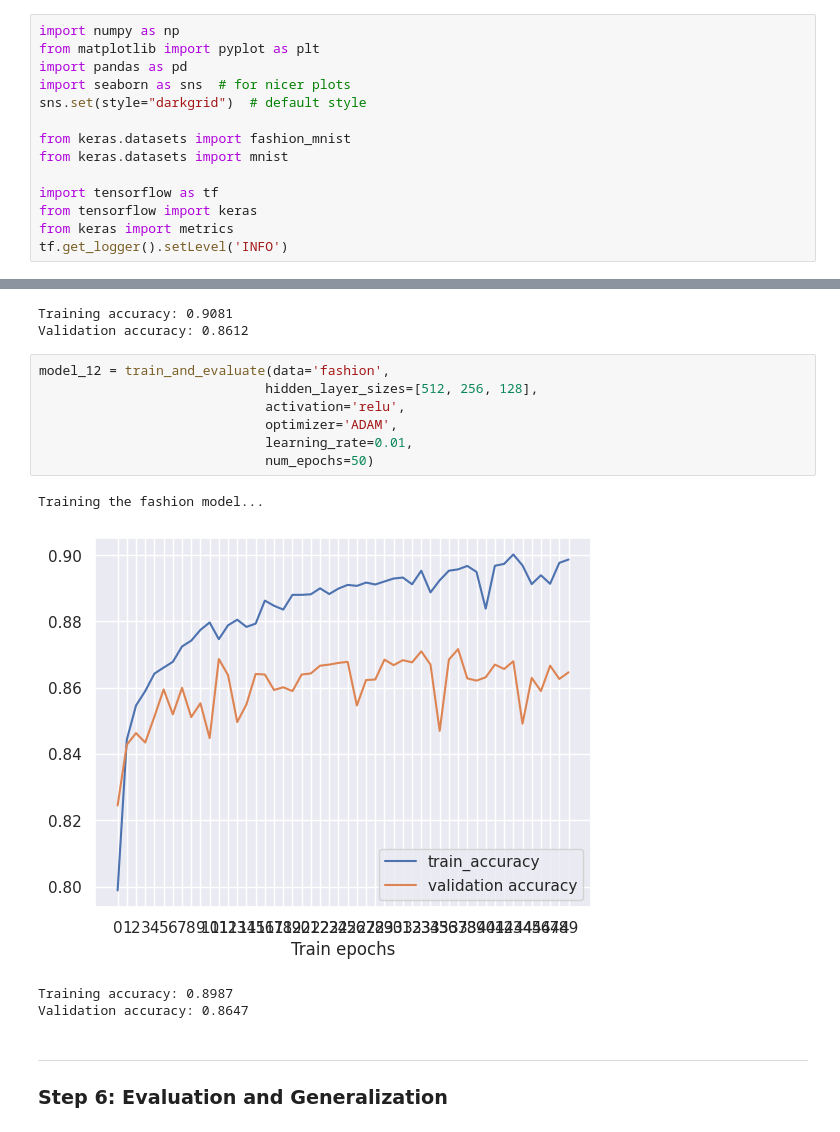
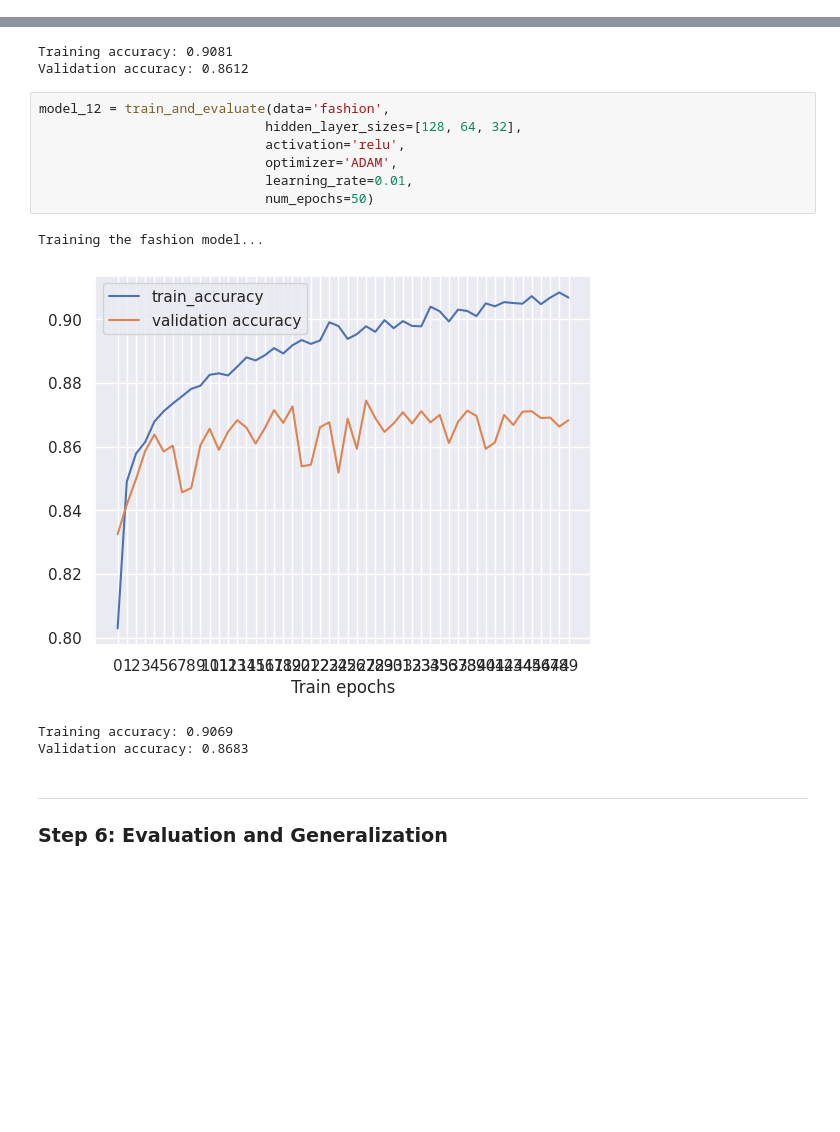
Before and after one commit to dabingougou/207, a Jupyter notebook: week_6/06 Neural Networks.ipynb, the cells around one changed output, grey strips where cells are left out. Saved outputs shown, nothing was run; the diff lists cells and outputs as text; blank space fills up the shorter version.

```diff
--- a/week_6/06 Neural Networks.ipynb
+++ b/week_6/06 Neural Networks.ipynb
@@ -22,17 +22,3 @@ Additional points may be deducted if these requirements are not met:
 * Fashion MNIST
 # %% [markdown]
 ### Import libraries
-# %%
-import numpy as np
-from matplotlib import pyplot as plt
-import pandas as pd
-import seaborn as sns  # for nicer plots
-sns.set(style="darkgrid")  # default style
-
-from keras.datasets import fashion_mnist
-from keras.datasets import mnist
-
-import tensorflow as tf
-from tensorflow import keras
-from keras import metrics
-tf.get_logger().setLevel('INFO')
@@ -491,16 +496,16 @@ Training accuracy: 0.9081
 Validation accuracy: 0.8612
 # %%
 model_12 = train_and_evaluate(data='fashion',
-                             hidden_layer_sizes=[512, 256, 128],
+                             hidden_layer_sizes=[128, 64, 32],
                              activation='relu',
                              optimizer='ADAM',
                              learning_rate=0.01,
                              num_epochs=50)
 # %% [output]
 Training the fashion model...
-[figure, old version]
+[figure, new version]
-Training accuracy: 0.8987
-Validation accuracy: 0.8647
+Training accuracy: 0.9069
+Validation accuracy: 0.8683
 # %% [markdown]
 ---
 ### Step 6: Evaluation and Generalization
```
Also changed, not shown: parts of 13 cells of this notebook, 3 other files.
